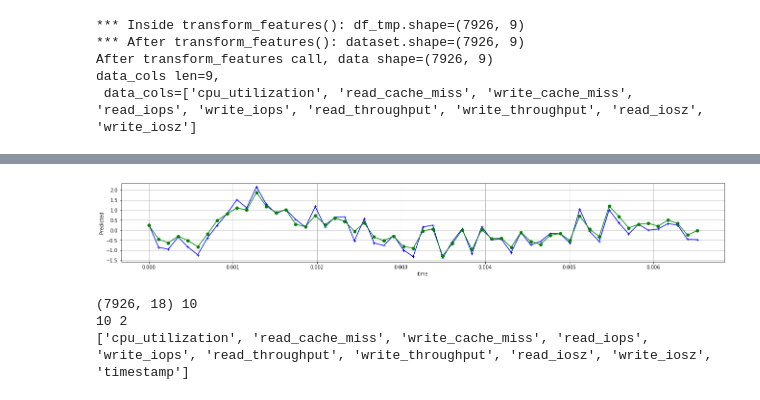
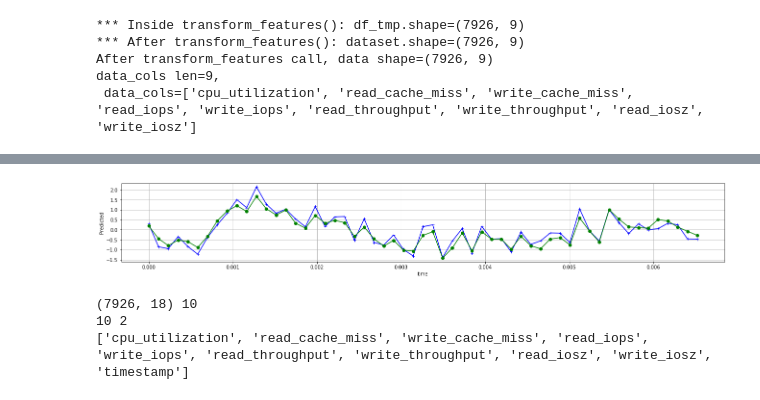
Before and after one commit to FrankGangWang/AppliedML_Python_Coursera, a Jupyter notebook: Final_Interview_for_DataScience_2.ipynb, the cells around one changed output, grey strips where cells are left out. Saved outputs shown, nothing was run; the diff lists cells and outputs as text; code cells hidden in the pictures.

```diff
--- a/Final_Interview_for_DataScience_2.ipynb
+++ b/Final_Interview_for_DataScience_2.ipynb
@@ -337,8 +292,8 @@ data_cols len=9,
  data_cols=['cpu_utilization', 'read_cache_miss', 'write_cache_miss', 'read_iops', 'write_iops', 'read_throughput', 'write_throughput', 'read_iosz', 'write_iosz']
 # %%
 if USE_TIME_STAMP:
-  data_cols = data_cols + ['timestamp']
-  data_new = minmax_scaler_time(df, systemId_selected, ['timestamp'])
+  data_cols = data_cols + ['timestamp_seconds']
+  data_new = minmax_scaler_time(df, systemId_selected, ['timestamp_seconds'])
   print(f'After concatenate_features call 1, data shape={data.shape}, data_new shape={data_new.shape}')
   data = np.concatenate((data, data_new), axis=1)
   print(f'After concatenate_features call 2, data shape={data.shape}, data_new shape={data_new.shape}')
@@ -371,8 +325,0 @@ data_cols len=16,
-# %%
-plt.figure()
-plt.plot(data[:, 9], data[:, 10],)
-plt.plot(data[:, 9], data[:, 12])
-#plt.plot(data[:, 9], data[:, 14])
-
-plt.grid()
-plt.rcParams['figure.figsize'] = (38, 4)
@@ -381,3 +326,13 @@ plt.rcParams['figure.figsize'] = (38, 4)
+# %%
+# check time transformations are all right
+plt.rcParams['figure.figsize'] = (38, 6)
+plt.figure()
+plt.subplot(3,1,1)
+plt.plot(data[:, TIMESTAMP_INDEX_DATA], data[:, 10],)
+plt.subplot(3,1,2)
+plt.plot(data[:, TIMESTAMP_INDEX_DATA], data[:, 12])
+plt.subplot(3,1,3)
+plt.plot(data[:, TIMESTAMP_INDEX_DATA], data[:, 14])
 # %%
 # Step 2: label encoder categorical columns (model_type only) (sysemId)
 # concatenate new data
@@ -415,6 +372,6 @@ data_cols len=18,
 # %%
-NUM_SPLITS = 2
-NUM_EPOCHS = 20
+NUM_SPLITS = 10
+NUM_EPOCHS = 100
 BATCH_SIZE = 10
 
 # Regression
@@ -434,7 +391,8 @@ Y = data[:, 0]
 def baseline_model():
 	# create model
 	model = Sequential()
-	model.add(Dense(13, input_dim=X.shape[1], kernel_initializer='normal', activation='relu'))
+	model.add(Dense(18, input_dim=X.shape[1], kernel_initializer='normal', activation='relu'))
+	model.add(Dense(8, kernel_initializer='normal', activation='relu'))
 	model.add(Dense(1, kernel_initializer='normal'))
 	# Compile model
 	model.compile(loss='mean_squared_error', optimizer='adam')
@@ -496,23 +449,24 @@ plt.plot(X[:, 8])
 # %%
 # plot against time
 def plot_prediction_time(start, stop, X, Y, predicted):
   fig, ax = plt.subplots()
-  ax.plot(X[start:stop, TIME_INDEX], Y[start:stop], 'b-+')
-  ax.plot(X[start:stop, TIME_INDEX], predicted[start:stop], 'g-o')
+  ax.plot(X[start:stop, TIME_INDEX_IN_X], Y[start:stop], 'b-+')
+  ax.plot(X[start:stop, TIME_INDEX_IN_X], predicted[start:stop], 'g-o')
   #ax.plot([Y.min(), Y.max()], [Y.min(), Y.max()], 'k--', lw=4)
   ax.set_xlabel('time')
   ax.set_ylabel('Predicted')
   ax.grid()
   fig.set_size_inches(22.5, 3)
   plt.show()
   predicted.shape
 
-TIME_INDEX = 8
+TIME_INDEX_IN_X = 8
+#TIME_INDEX_IN_DATA = 9 as X=data[:, 1:]
 start= int(0*24*60/5)
 stop = int(0.2*24*60/5)
 plot_prediction_time(start, stop, X, Y, predicted)
 # %% [output]
-[figure, old version]
+[figure, new version]
 # %%
 print(data.shape, len(numerical_transform_cols))
 print(len(numerical_transform_cols), len(cols_to_encode))
```
Also changed, not shown: parts of 93 cells of this notebook.
